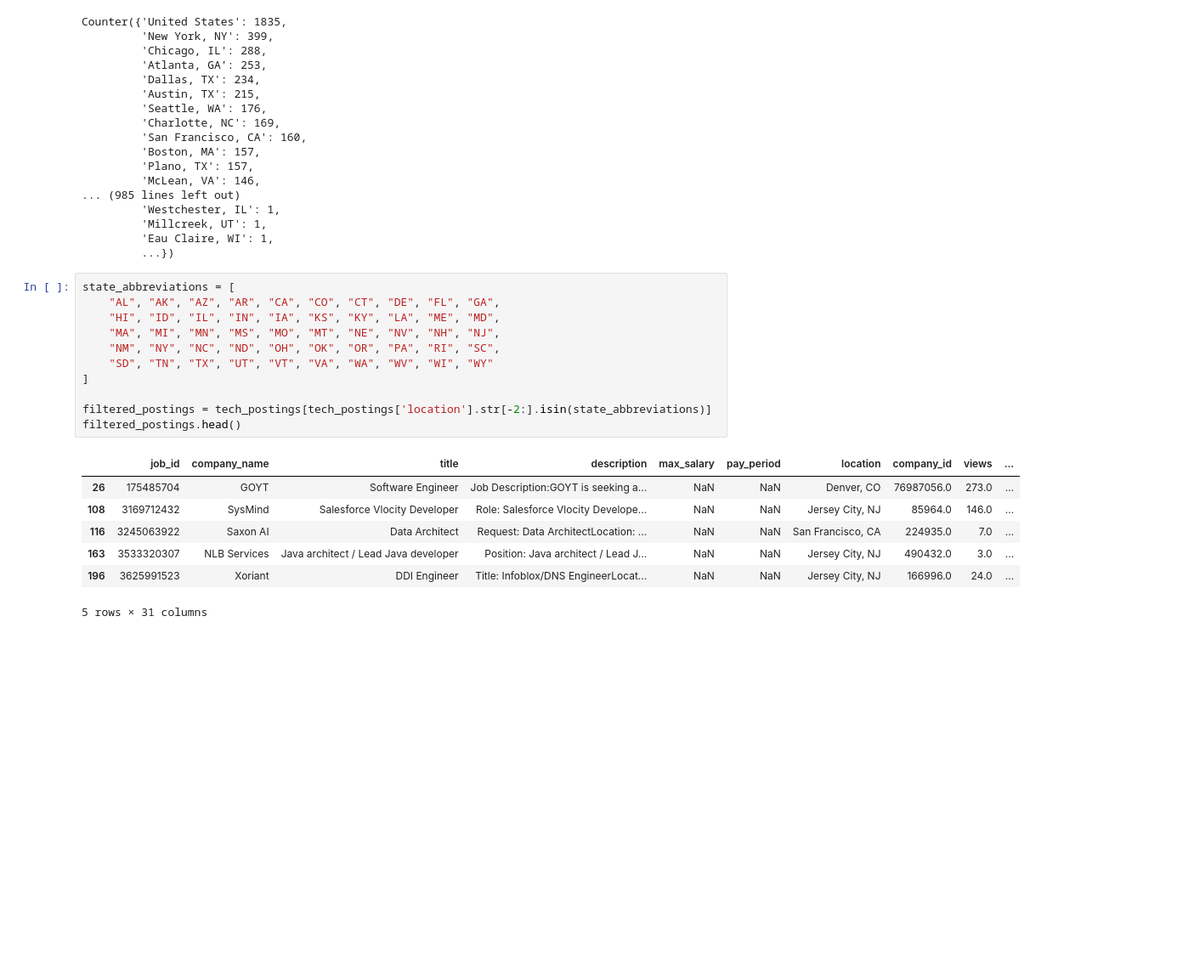
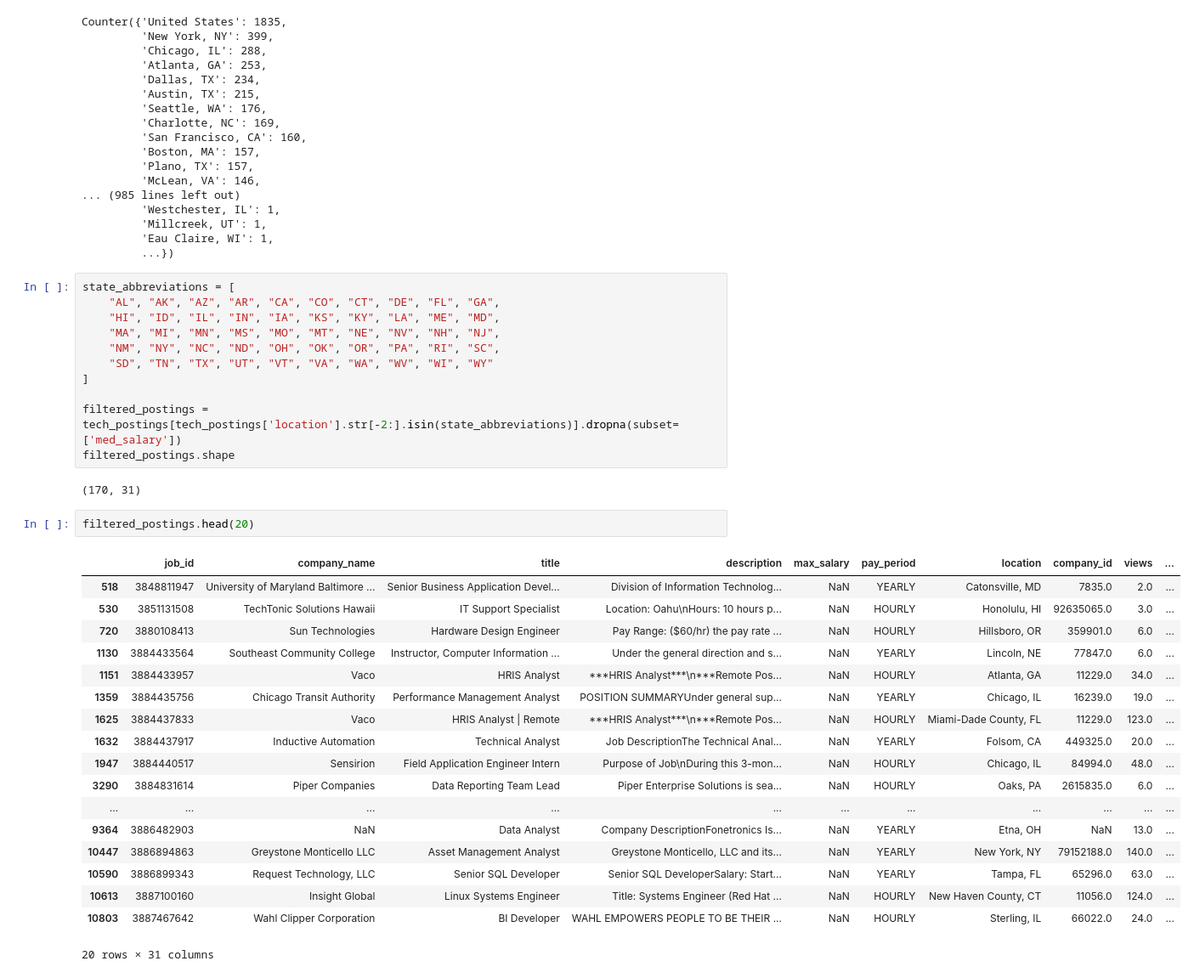
Before and after one commit to nghiax4/JobPostingAnalysis, a Jupyter notebook: Nghia/clean_dataset.ipynb, the cells around one changed output. Shown: that part at 85% size. Drawn from its saved outputs; the diff is of its cells as text; blank space fills up the shorter version.

Commit message:
Made a cleaned dataset with salary

```diff
--- a/Nghia/clean_dataset.ipynb
+++ b/Nghia/clean_dataset.ipynb
@@ -85,13 +85,28 @@ state_abbreviations = [
     "SD", "TN", "TX", "UT", "VT", "VA", "WA", "WV", "WI", "WY"
 ]
 
-filtered_postings = tech_postings[tech_postings['location'].str[-2:].isin(state_abbreviations)]
-filtered_postings.head()
+filtered_postings = tech_postings[tech_postings['location'].str[-2:].isin(state_abbreviations)].dropna(subset=['med_salary'])
+filtered_postings.shape
 # %% [output]
-|  | job_id | company_name | title | description | max_salary | pay_period | location | company_id | views | ... |
-| 26 | 175485704 | GOYT | Software Engineer | Job Description:GOYT is seeking a... | NaN | NaN | Denver, CO | 76987056.0 | 273.0 | ... |
-| 108 | 3169712432 | SysMind | Salesforce Vlocity Developer | Role: Salesforce Vlocity Develope... | NaN | NaN | Jersey City, NJ | 85964.0 | 146.0 | ... |
-| 116 | 3245063922 | Saxon AI | Data Architect | Request: Data ArchitectLocation: ... | NaN | NaN | San Francisco, CA | 224935.0 | 7.0 | ... |
-| 163 | 3533320307 | NLB Services | Java architect / Lead Java developer | Position: Java architect / Lead J... | NaN | NaN | Jersey City, NJ | 490432.0 | 3.0 | ... |
-| 196 | 3625991523 | Xoriant | DDI Engineer | Title: Infoblox/DNS EngineerLocat... | NaN | NaN | Jersey City, NJ | 166996.0 | 24.0 | ... |
-5 rows × 31 columns
+(170, 31)
+# %%
+filtered_postings.head(20)
+# %% [output]
+|  | job_id | company_name | title | description | max_salary | pay_period | location | company_id | views | ... |
+| 518 | 3848811947 | University of Maryland Baltimore ... | Senior Business Application Devel... | Division of Information Technolog... | NaN | YEARLY | Catonsville, MD | 7835.0 | 2.0 | ... |
+| 530 | 3851131508 | TechTonic Solutions Hawaii | IT Support Specialist | Location: Oahu\nHours: 10 hours p... | NaN | HOURLY | Honolulu, HI | 92635065.0 | 3.0 | ... |
+| 720 | 3880108413 | Sun Technologies | Hardware Design Engineer | Pay Range: ($60/hr) the pay rate ... | NaN | HOURLY | Hillsboro, OR | 359901.0 | 6.0 | ... |
+| 1130 | 3884433564 | Southeast Community College | Instructor, Computer Information ... | Under the general direction and s... | NaN | YEARLY | Lincoln, NE | 77847.0 | 6.0 | ... |
+| 1151 | 3884433957 | Vaco | HRIS Analyst | ***HRIS Analyst***\n***Remote Pos... | NaN | HOURLY | Atlanta, GA | 11229.0 | 34.0 | ... |
+| 1359 | 3884435756 | Chicago Transit Authority | Performance Management Analyst | POSITION SUMMARYUnder general sup... | NaN | YEARLY | Chicago, IL | 16239.0 | 19.0 | ... |
+| 1625 | 3884437833 | Vaco | HRIS Analyst | Remote | ***HRIS Analyst***\n***Remote Pos... | NaN | HOURLY | Miami-Dade County, FL | 11229.0 | 123.0 | ... |
+| 1632 | 3884437917 | Inductive Automation | Technical Analyst | Job DescriptionThe Technical Anal... | NaN | YEARLY | Folsom, CA | 449325.0 | 20.0 | ... |
+| 1947 | 3884440517 | Sensirion | Field Application Engineer Intern | Purpose of Job\nDuring this 3-mon... | NaN | HOURLY | Chicago, IL | 84994.0 | 48.0 | ... |
+| 3290 | 3884831614 | Piper Companies | Data Reporting Team Lead | Piper Enterprise Solutions is sea... | NaN | HOURLY | Oaks, PA | 2615835.0 | 6.0 | ... |
+| ... | ... | ... | ... | ... | ... | ... | ... | ... | ... | ... |
+| 9364 | 3886482903 | NaN | Data Analyst | Company DescriptionFonetronics Is... | NaN | YEARLY | Etna, OH | NaN | 13.0 | ... |
+| 10447 | 3886894863 | Greystone Monticello LLC | Asset Management Analyst | Greystone Monticello, LLC and its... | NaN | YEARLY | New York, NY | 79152188.0 | 140.0 | ... |
+| 10590 | 3886899343 | Request Technology, LLC | Senior SQL Developer | Senior SQL DeveloperSalary: Start... | NaN | YEARLY | Tampa, FL | 65296.0 | 63.0 | ... |
+| 10613 | 3887100160 | Insight Global | Linux Systems Engineer | Title: Systems Engineer (Red Hat ... | NaN | HOURLY | New Haven County, CT | 11056.0 | 124.0 | ... |
+| 10803 | 3887467642 | Wahl Clipper Corporation | BI Developer | WAHL EMPOWERS PEOPLE TO BE THEIR ... | NaN | HOURLY | Sterling, IL | 66022.0 | 24.0 | ... |
+20 rows × 31 columns
```
Also changed, not shown: parts of 2 cells of this notebook, 1 other file.
